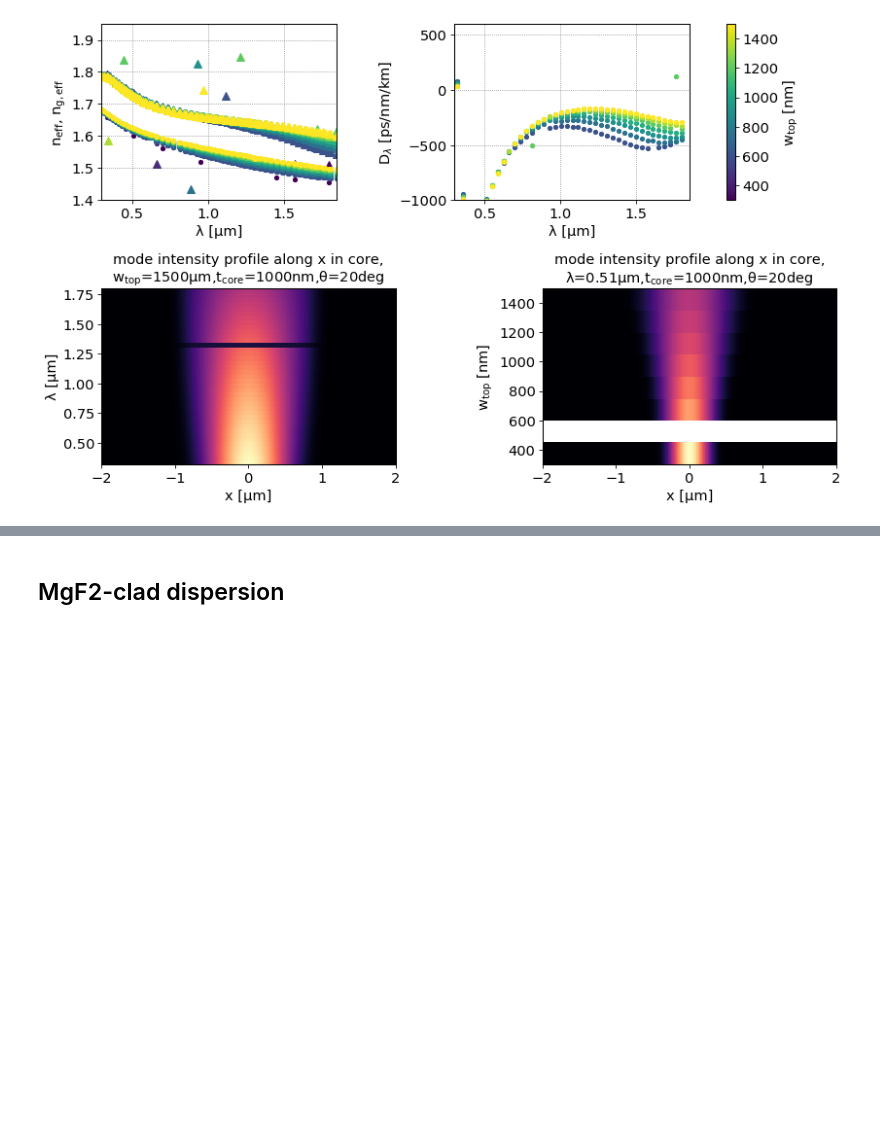
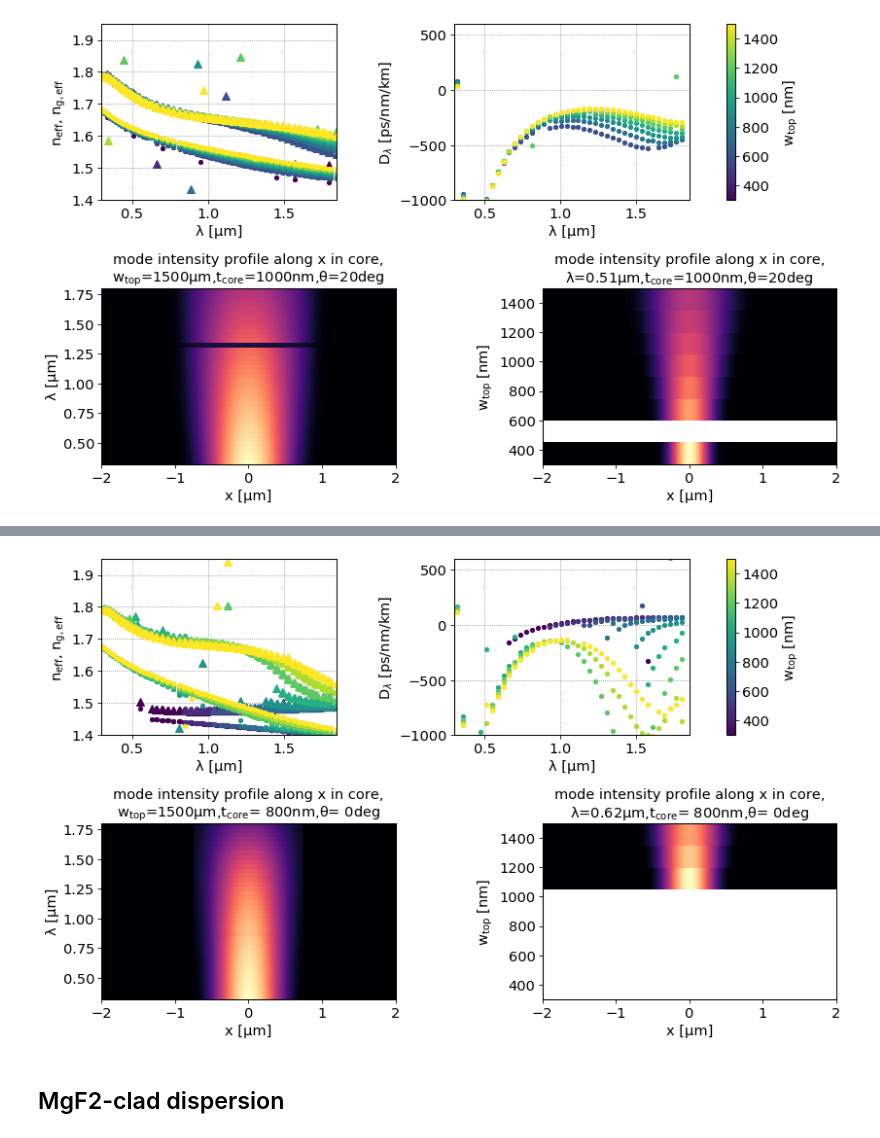
Before and after one commit to doddgray/optics_modeling, a Jupyter notebook: wg_disp/a-Al2O3.ipynb, the cells around one changed output, grey strips where cells are left out. Cells and saved outputs as stored; diff of their text form; code cells hidden in the pictures; blank space fills up the shorter version.

```diff
--- a/wg_disp/a-Al2O3.ipynb
+++ b/wg_disp/a-Al2O3.ipynb
@@ -110,3 +119,23 @@ ng_mgf2 = ds_mgf2['ng']
 β2_mgf2 = -λ**2/(2*π*c**2) * (ng_mgf2[2] - ng_mgf2[1]) / (2*dλ)
 D_mgf2 = ( ( 1 / c )  * (ng_mgf2[2] - ng_mgf2[1]) / (2*dλ) ).to(u.ps / u.nm / u.km)
 ds_mgf2['D'] = D_mgf2
+
+# same for subsSiO2 data
+
+neff_subsSiO2 = ds_subsSiO2['neff']
+ng_subsSiO2 = ds_subsSiO2['ng']
+
+β_subsSiO2 = neff_subsSiO2 * 2*π / λ
+
+# Compute β'(λ) and β''(λ)
+# lam = np.outer([1, 2], lamList).reshape(2, 6, 1, 1, 1); dlam = lam * 0.05
+β1_λ_subsSiO2 = (β_subsSiO2[2] - β_subsSiO2[1]) / (2 * dλ)
+β2_λ_subsSiO2 = (β_subsSiO2[2] + β_subsSiO2[1] - 2*β_subsSiO2[0]) / (dλ**2)
+# Compute β'(k) and β''(k) (in SI units)  Since k = 2πc/λ and β'(k) = ng/c, these are given by:
+#   β'(k)  = -(λ²/2πc) β'(λ)
+#   β''(k) = -(λ²/2πc²) ng'(λ)
+β1_subsSiO2 = -λ**2/(2*π*c) * β1_λ_subsSiO2
+#beta2 = (lam**2/(2*np.pi*c))**2 * (beta2_lam + (2/lam) * beta1_lam)
+β2_subsSiO2 = -λ**2/(2*π*c**2) * (ng_subsSiO2[2] - ng_subsSiO2[1]) / (2*dλ)
+D_subsSiO2 = ( ( 1 / c )  * (ng_subsSiO2[2] - ng_subsSiO2[1]) / (2*dλ) ).to(u.ps / u.nm / u.km)
+ds_subsSiO2['D'] = D_subsSiO2
@@ -247,3 +250,63 @@ for a in ax[1]:
+# %%
+# plot SiO2 substrate (unencapsulated) dispersion
+
+fig,ax = plt.subplots(2,
+                      2,
+                      figsize=figsize,
+                      gridspec_kw={'wspace':wspace,'hspace':hspace},
+                     )
+
+norm = Normalize(p['w_top_list'].min().m,p['w_top_list'].max().m)
+sm = cm.ScalarMappable(norm, cmap)
+sm.set_array([])
+
+Δx = p['Xgrid']
+nx = d['p_mat_core_x'].shape[-1]
+dx = Δx / nx
+x = np.linspace(-Δx/2., Δx/2., nx)
+
+for wind,ww in enumerate(w_top_list):
+#     color = f'C{wind}'
+    color=cmap(norm(ww.m))
+    label = f'{int(w_top_list[wind].to(u.um).m)} μm'
+    for fact_ind,fact in enumerate(fact_list):
+        ax[0,0].plot(fact*λ_list.to(u.um).m,d['neff'][fact_ind,:,wind][:,t_ind,θ_ind],'.',color=color)
+        ax[0,0].plot(fact*λ_list.to(u.um).m,d['ng'][fact_ind,:,wind][:,t_ind,θ_ind],'^',color=color)
+    ax[0,1].plot(λ_list.to(u.um).m,d['D'][:,wind][:,t_ind,θ_ind].m,'.',color=color,label=label)
+
+for a in ax[0]:
+    a.set_xlim([λ_min,λ_max])
+    a.set_xlabel('λ [μm]')
+
+ax[0,0].set_ylabel('n$_\mathrm{eff}$, n$_\mathrm{g,eff}$')
+# ax[1].set_ylabel('n$_\mathrm{g,eff}$')
+ax[0,1].set_ylabel('D$_{λ}$ [ps/nm/km]')
+
+
+ax[0,0].set_ylim(ylim00)
+ax[0,1].set_ylim(ylim01)
+
+cb = plt.colorbar(sm,ax=ax[0],label='w$_\mathrm{top}$ [nm]')
+
+z = d['p_mat_core_x'][0,:,w_ind_x_prof,t_ind,θ_ind,:]
+y = p['λ_list'].to(u.um).m
+ax[1,0].pcolormesh(x,y,z,cmap=cm_xprof)
+ax[1,0].set_ylabel('λ [μm]')
+param_str = "w$_\mathrm{top}$"+f"={p['w_top_list'][w_ind_x_prof].to(u.nm).m:4.0f}μm,"+"t$_\mathrm{core}$"+f"={p['t_core_list'][t_ind].to(u.nm).m:4.0f}nm,θ={p['θ_list'][θ_ind]:2.0f}deg"
+ax[1,0].set_title('mode intensity profile along x in core,\n'+param_str)
+
+
+z = d['p_mat_core_x'][0,λ_ind_x_prof,:,t_ind,θ_ind,:]
+y = p['w_top_list'].to(u.nm).m
+ax[1,1].pcolormesh(x,y,z,cmap=cm_xprof)
+ax[1,1].set_ylabel('w$_\mathrm{top}$ [nm]')
+param_str = f"λ={p['λ_list'][λ_ind_x_prof].to(u.um).m:2.2f}μm,"+"t$_\mathrm{core}$"+f"={p['t_core_list'][t_ind].to(u.nm).m:4.0f}nm,θ={p['θ_list'][θ_ind]:2.0f}deg"
+ax[1,1].set_title('mode intensity profile along x in core,\n'+param_str)
+
+for a in ax[1]:
+    a.set_xlabel('x [μm]')
+# %% [output]
+[figure, added]
 # %% [markdown]
 ## MgF2-clad dispersion
 # %%
```
Also changed, not shown: parts of 7 cells of this notebook, 2 other files.
